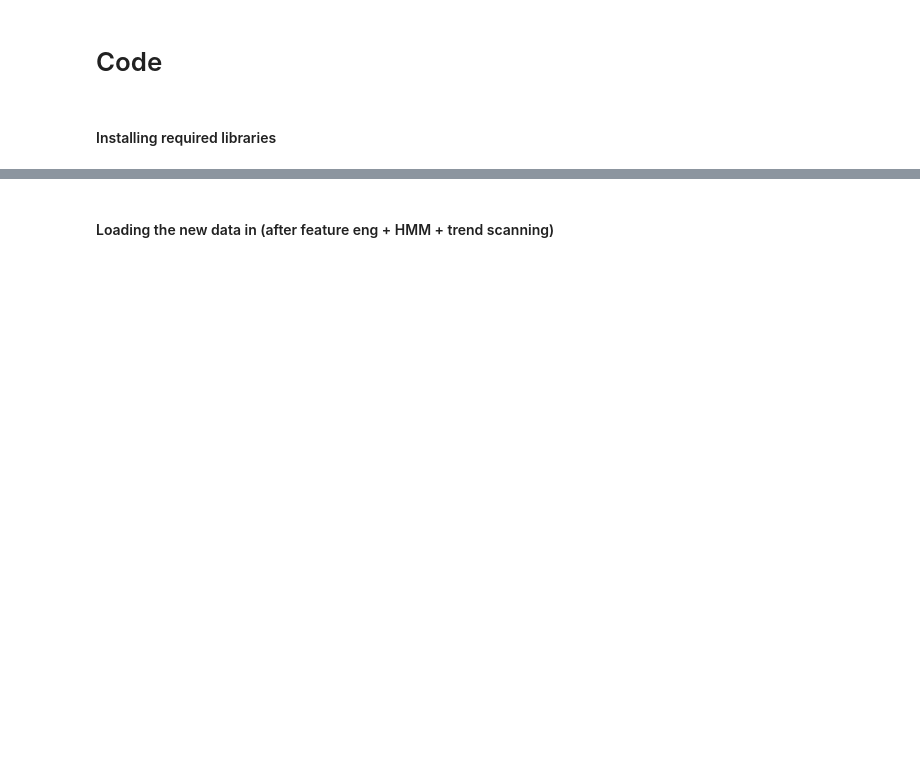
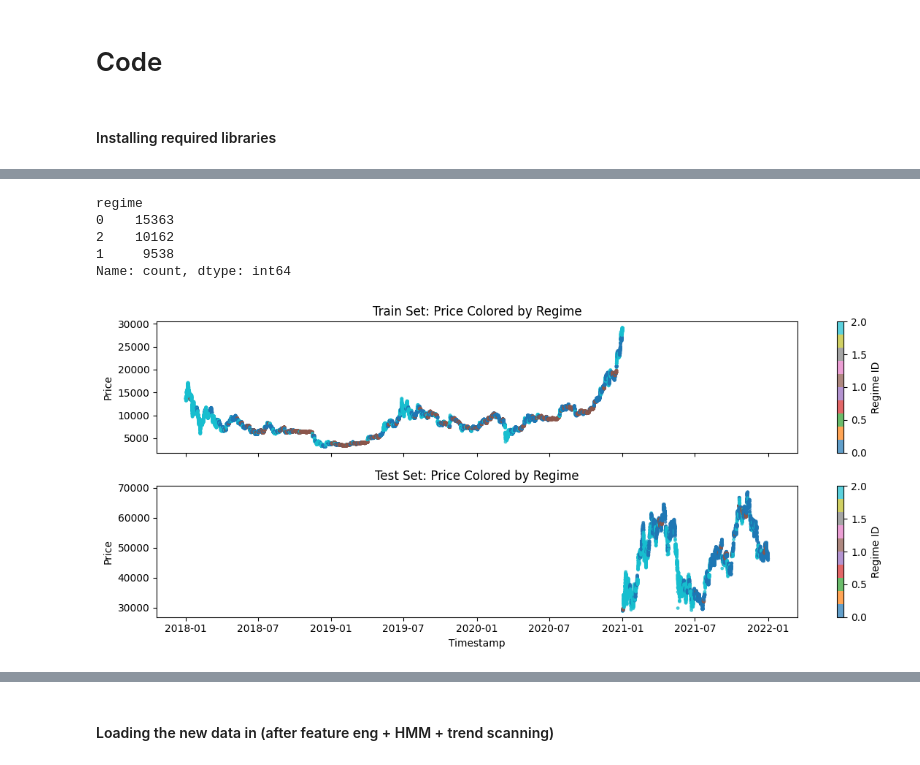
Before and after one commit to anyarjpt/stml, a Jupyter notebook: Report_Final.ipynb, the cells around one changed output, grey strips where cells are left out. Drawn from its saved outputs; the diff is of its cells as text; code cells hidden in the pictures; blank space fills up the shorter version.

```diff
--- a/Report_Final.ipynb
+++ b/Report_Final.ipynb
@@ -245,0 +855,5 @@ warnings.filterwarnings('ignore')
+# %%
+prices = cleaning_prices_df(prices)
+prices['log_return'].fillna(0.0, inplace=True)
+prices['log_vol'].fillna(method='ffill', inplace=True)
+print(prices[['log_vol','log_return']].isna().sum())
@@ -245,0 +864,3 @@ warnings.filterwarnings('ignore')
+# %%
+cut_2021 = pd.Timestamp("2021-12-31 23:00:00")
+prices = prices.loc[:cut_2021]
@@ -245,0 +869,4 @@ warnings.filterwarnings('ignore')
+# %%
+train_cutoff = pd.Timestamp("2020-12-31 23:00:00")
+prices_train = prices.loc[:train_cutoff] #2018,2019,2020
+prices_test  = prices.loc[train_cutoff + pd.Timedelta(hours=1):] #2021
@@ -245,0 +1500,54 @@ warnings.filterwarnings('ignore')
+# %%
+print(prices_with_regimes_2D['regime'].value_counts())
+# %% [output]
+regime
+0    15363
+2    10162
+1     9538
+Name: count, dtype: int64
+# %%
+prices_train_labeled = prices_with_regimes_2D.loc[
+    prices_with_regimes_2D.index <= train_cutoff
+].copy()
+
+prices_test_labeled = prices_with_regimes_2D.loc[
+    prices_with_regimes_2D.index > train_cutoff
+].copy()
+# %%
+fig, axes = plt.subplots(2, 1, figsize=(12, 5), sharex=True)
+
+ax = axes[0]
+subset = prices_train_labeled
+scatter = ax.scatter(
+    x = subset.index,
+    y = subset['close'],
+    c = subset['regime'],
+    cmap = 'tab10',
+    s = 6,
+    alpha = 0.7
+)
+ax.set_title("Train Set: Price Colored by Regime")
+ax.set_ylabel("Price")
+
+plt.colorbar(scatter, ax=ax, label="Regime ID")
+
+
+ax = axes[1]
+subset = prices_test_labeled
+scatter = ax.scatter(
+    x = subset.index,
+    y = subset['close'],
+    c = subset['regime'],
+    cmap = 'tab10',
+    s = 6,
+    alpha = 0.7
+)
+ax.set_title("Test Set: Price Colored by Regime")
+ax.set_ylabel("Price")
+ax.set_xlabel("Timestamp")
+plt.colorbar(scatter, ax=ax, label="Regime ID")
+
+plt.tight_layout()
+plt.show()
+# %% [output]
+[figure, added]
```
Also changed, not shown: parts of 144 cells of this notebook.
